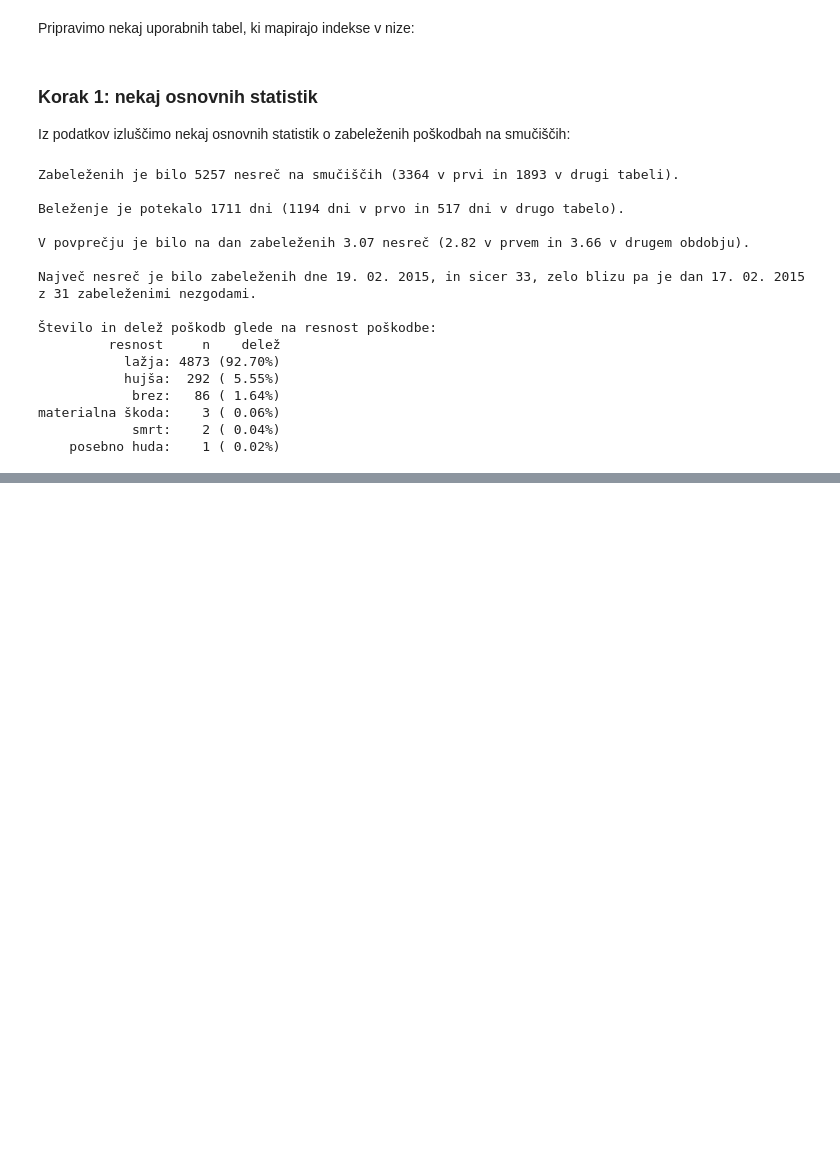
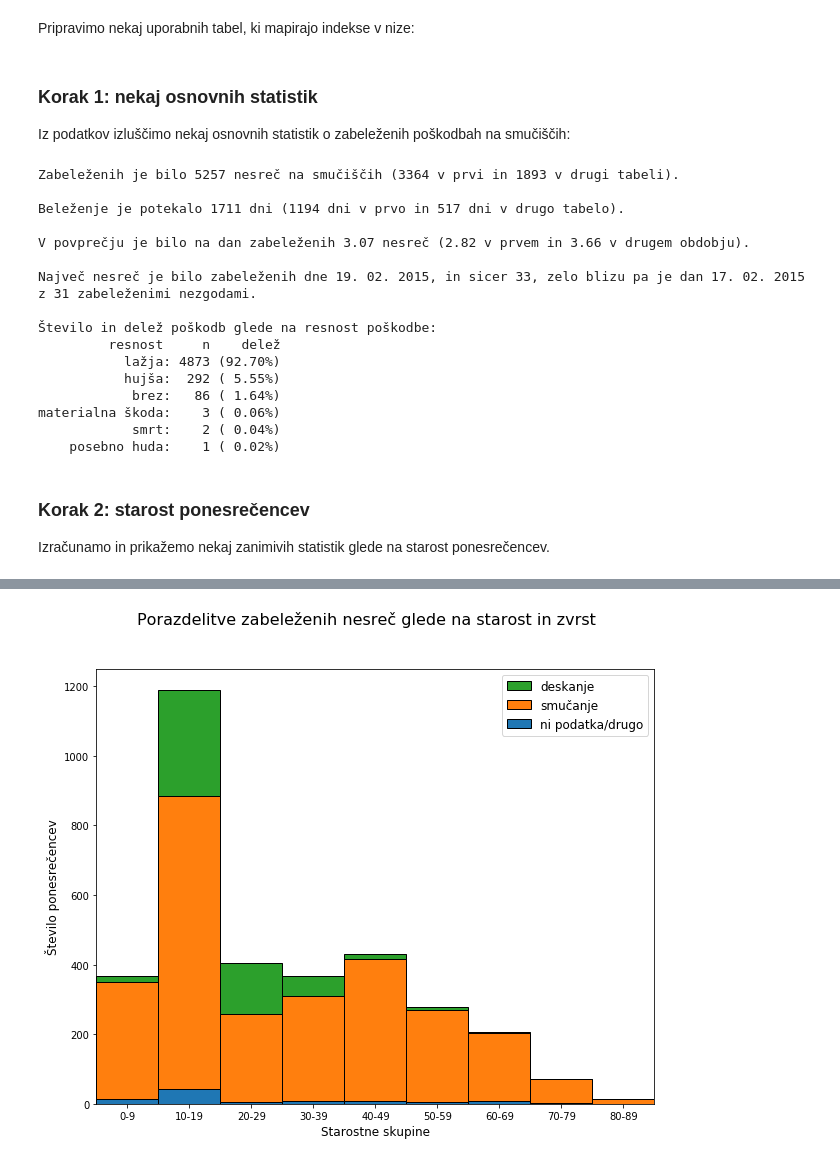
Before and after one commit to up9755/PR20up, a Jupyter notebook: PR01.ipynb, the cells around one changed output, grey strips where cells are left out. Saved outputs shown, nothing was run; the diff lists cells and outputs as text; code cells hidden in the pictures; blank space fills up the shorter version.

```diff
--- a/PR01.ipynb
+++ b/PR01.ipynb
@@ -171,7 +191,17 @@ for line in file:
     datum_in_cas = "{:s}_{:s}".format(datum, cas)
     kraj = l[7].split("_")[0].strip('"')
     vreme = l[8].split("_")[0].strip('"')
-    zvrst = l[9].split("_")[0].strip('"')
+    zvrst = l[9].split("_")[0].strip('"').upper()
+    if len(zvrst) == 0:
+        zvrst = 0
+    elif "SMU" in zvrst:
+        zvrst = 1
+    elif "DE" in zvrst:
+        zvrst = 2
+    elif "SAN" in zvrst:
+        zvrst = 3
+    else:
+        zvrst = 4
     ravnanje = l[10].split("_")[0].strip('"')
     incident = l[11].split("_")[0].strip('"')
     poskodba = l[12].strip('"').split("_")[0].strip('"')
@@ -271,6 +304,9 @@ Pripravimo nekaj uporabnih tabel, ki mapirajo indekse v nize:
 # %%
 # mapiranje indeksov poškodb:
 map_poskodbe = ["ni podatka", "brez", "lažja", "hujša", "posebno huda", "smrt", "materialna škoda"]
+
+# mapiranje zvrsti:
+map_zvrst = ["ni podatka", "smučanje", "deskanje", "sankanje", "drugo"]
 # %% [markdown]
 ### Korak 1: nekaj osnovnih statistik
 
@@ -324,3 +360,66 @@ Največ nesreč je bilo zabeleženih dne 19. 02. 2015, in sicer 33, zelo blizu p
 materialna škoda:    3 ( 0.06%)
             smrt:    2 ( 0.04%)
     posebno huda:    1 ( 0.02%)
+# %% [markdown]
+### Korak 2: starost ponesrečencev
+
+Izračunamo in prikažemo nekaj zanimivih statistik glede na starost ponesrečencev.
+# %%
+# tabela starosti ponesrečencev
+tab_starost = []
+for vnos in tab1:
+    leto_rojstva = vnos[t1g("A LETO")]
+    # preverimo, če imamo podatek o letu rojstva
+    if leto_rojstva == None:
+        continue
+    leto_nesrece = vnos[t1g("DATUM")]
+    # preverimo, če imamo podatek o letu nesreče
+    if len(leto_nesrece) < 1:
+        continue
+    leto_nesrece = int(leto_nesrece[:4])
+    starost = leto_nesrece - leto_rojstva
+    podatki = (starost, *vnos)
+    tab_starost.append(podatki)
+# razvrstimo po starosti
+tab_starost = sorted(tab_starost)
+
+# razdelimo na starostne skupine
+starost_unique, starost_count = np.unique([(tab_starost[i][0] // 10) * 10 for i in range(len(tab_starost))], return_counts=True)
+tab_starost_unique = dict(zip(starost_unique, starost_count))
+# odstranimo nesmiselne podatke
+tab_starost_unique.pop( 920, None)
+tab_starost_unique.pop(1010, None)
+tab_starost_unique.pop(1030, None)
+print("Število ponesrečencev glede na starost:")
+for starost, stevilo in tab_starost_unique.items():
+    print("{:2d}-{:2d}: {:4d}".format(starost, starost + 9, stevilo))
+
+# ustvarimo in prikažemo še histogram
+tab_starost_2d = [[0]*9 for i in range(4)]
+for vnos in tab_starost:
+    zvrst = vnos[t1g("A ZVRST") + 1]
+    if zvrst == 4 or zvrst == 3:
+        zvrst = 0
+    starost = vnos[0] // 10
+    if starost >= 90:
+        continue
+    tab_starost_2d[zvrst][starost] += 1
+
+
+# histogram
+fig, axis = plt.subplots(figsize=(10, 8))
+fig.suptitle("Porazdelitve zabeleženih nesreč glede na starost in zvrst", fontsize=16)
+
+x_coords = [x for x in range(9)]
+a0 = axis.bar(x_coords, tab_starost_2d[0], edgecolor='k', width=1,
+              tick_label=["{:d}-{:d}".format(10*x, (10*x)+9) for x in range(9)])
+a1 = axis.bar(x_coords, tab_starost_2d[1], bottom=tab_starost_2d[0], edgecolor='k', width=1)
+a2 = axis.bar(x_coords, tab_starost_2d[2], bottom=[tab_starost_2d[0][x]
+                                                 + tab_starost_2d[1][x] for x in range(9)], edgecolor='k', width=1)
+axis.legend([a2[0], a1[0], a0[0]],
+            [map_zvrst[2], map_zvrst[1], map_zvrst[0] + "/" + map_zvrst[4]], fontsize=12)
+plt.ylim(0, 1250)
+plt.xlabel("Starostne skupine", fontsize=12)
+plt.ylabel("Število ponesrečencev", fontsize=12)
+plt.xlim(-0.5, 8.5);
+# %% [output]
@@ -326,0 +436 @@ materialna škoda:    3 ( 0.06%)
+[figure, added]
```
Also changed, not shown: parts of 7 cells of this notebook, 2 other files.
